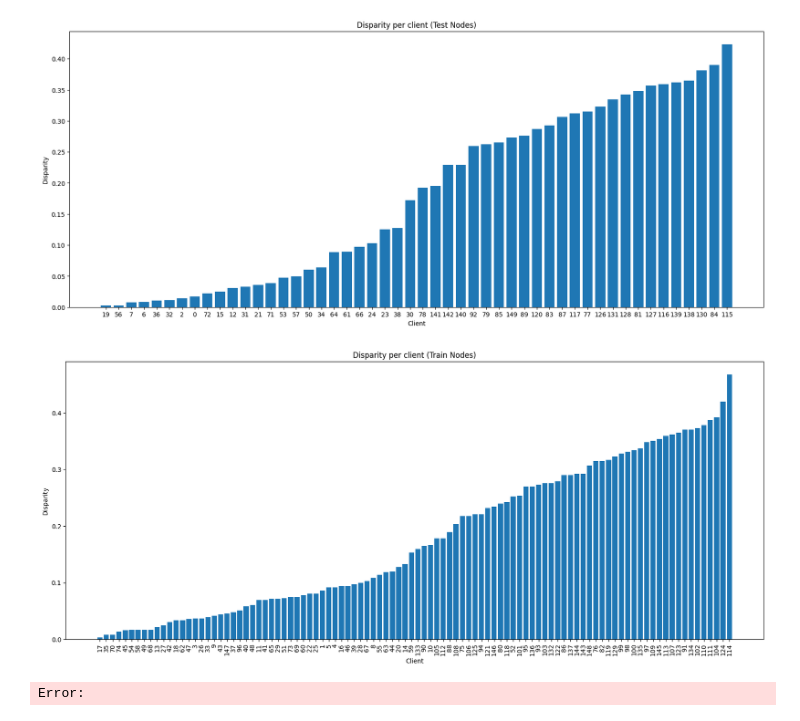
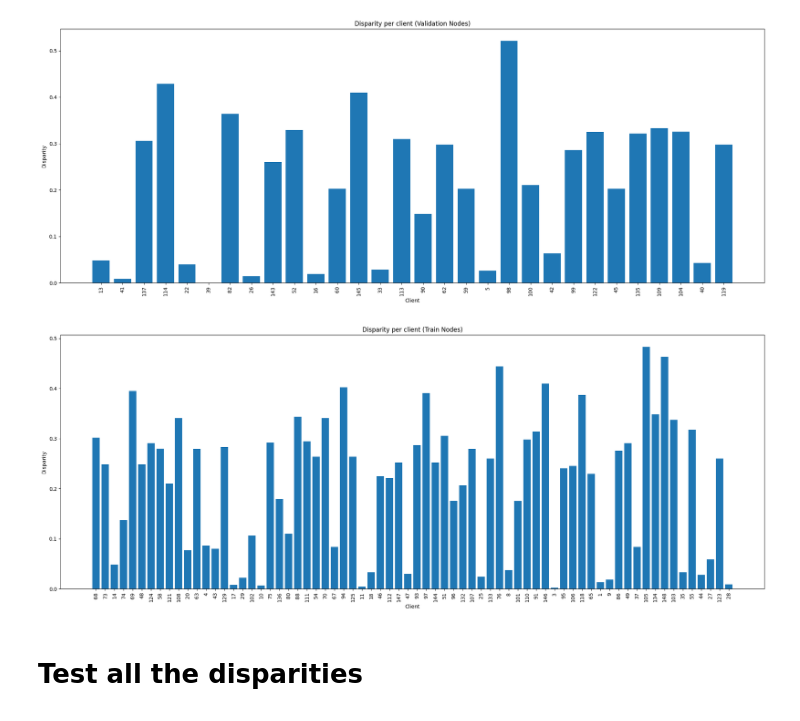
Before and after one commit to lucacorbucci/PUFFLE, a Jupyter notebook: fl_puf/tabular.ipynb, the cells around one changed output. Drawn from its saved outputs; the diff is of its cells as text; code cells hidden in the pictures.

Commit message:
New experiments for the dutch dataset

```diff
--- a/fl_puf/tabular.ipynb
+++ b/fl_puf/tabular.ipynb
@@ -78,41 +354,75 @@ len(disparities.values())
 # %%
-# sort the nodes by disparity
-disparities = {k: v for k, v in sorted(disparities.items(), key=lambda item: item[1])}
-disparities.values()
+import torch
+from DPL.RegularizationLoss import RegularizationLoss
 
-x = list(disparities.keys())
-y = list(disparities.values())
+disparities_train = {}
+for node_name in validation_set:
+    dataset = torch.load(f"../data/Tabular/dutch/federated/{node_name}/train.pt")
+    targets = dataset.targets
+    max_disparity_dataset = np.max(
+        [
+            RegularizationLoss().compute_violation_with_argmax(
+                predictions_argmax=dataset.targets,
+                sensitive_attribute_list=dataset.sensitive_features,
+                current_target=target,
+                current_sensitive_feature=sv,
+            )
+            for target in range(0, 1)
+            for sv in range(0, 1)
+        ]
+    )
+    disparities_train[node_name] = max_disparity_dataset
+
 # plot the disparity for each client without using the x values as
 # ticks but only as a name
 plt.figure(figsize=(20, 8))
-plt.bar(range(len(y)), y)
-plt.xticks(range(len(x)), x)
+plt.bar(range(len(disparities_train)), list(disparities_train.values()))
+plt.xticks(range(len(disparities_train)), list(disparities_train.keys()))
 plt.xlabel("Client")
 plt.ylabel("Disparity")
-plt.title("Disparity per client (Test Nodes)")
+plt.xticks(rotation=90)
+plt.title("Disparity per client (Validation Nodes)")
+plt.tight_layout()
 plt.show()
 # %% [output]
-[figure, old version]
+[figure, new version]
 # %%
-# sort the nodes by disparity
-disparities = {k: v for k, v in sorted(disparities_train.items(), key=lambda item: item[1])}
-disparities.values()
+import torch
+from DPL.RegularizationLoss import RegularizationLoss
 
-x = list(disparities.keys())
-y = list(disparities.values())
+disparities_train = {}
+for node_name in train_set:
+    dataset = torch.load(f"../data/Tabular/dutch/federated/{node_name}/train.pt")
+    targets = dataset.targets
+    max_disparity_dataset = np.max(
+        [
+            RegularizationLoss().compute_violation_with_argmax(
+                predictions_argmax=dataset.targets,
+                sensitive_attribute_list=dataset.sensitive_features,
+                current_target=target,
+                current_sensitive_feature=sv,
+            )
+            for target in range(0, 1)
+            for sv in range(0, 1)
+        ]
+    )
+    disparities_train[node_name] = max_disparity_dataset
+
 # plot the disparity for each client without using the x values as
 # ticks but only as a name
 plt.figure(figsize=(20, 8))
-plt.bar(range(len(y)), y)
-plt.xticks(range(len(x)), x)
+plt.bar(range(len(disparities_train)), list(disparities_train.values()))
+plt.xticks(range(len(disparities_train)), list(disparities_train.keys()))
 plt.xlabel("Client")
 plt.ylabel("Disparity")
 plt.xticks(rotation=90)
 plt.title("Disparity per client (Train Nodes)")
+plt.tight_layout()
 plt.show()
 # %% [output]
-[figure, old version]
+[figure, new version]
-Error:
+# %% [markdown]
+# Test all the disparities
 # %%
 for group_balance in np.arange(0.1, 1.0, 0.1):
     for priv_balance in np.arange(0.5, 1.0, 0.1):
```
Also changed, not shown: parts of 16 cells of this notebook, 51 other files.
